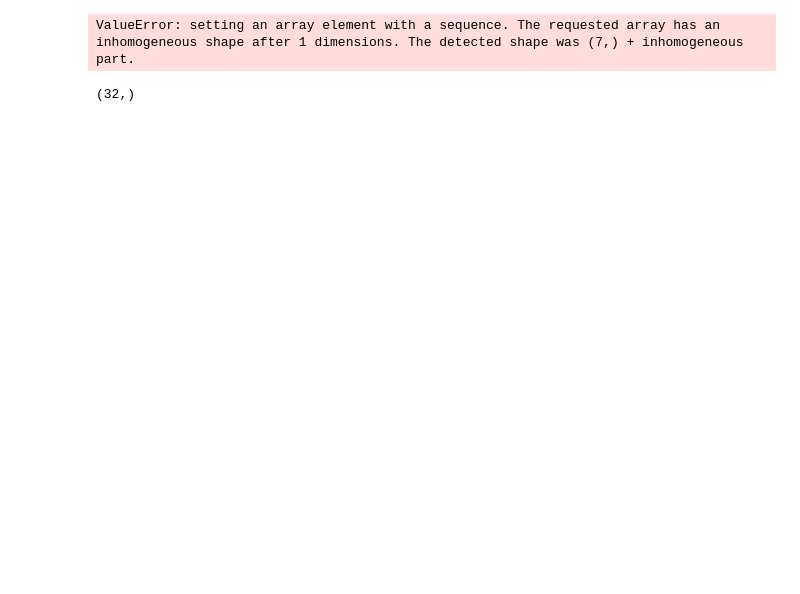
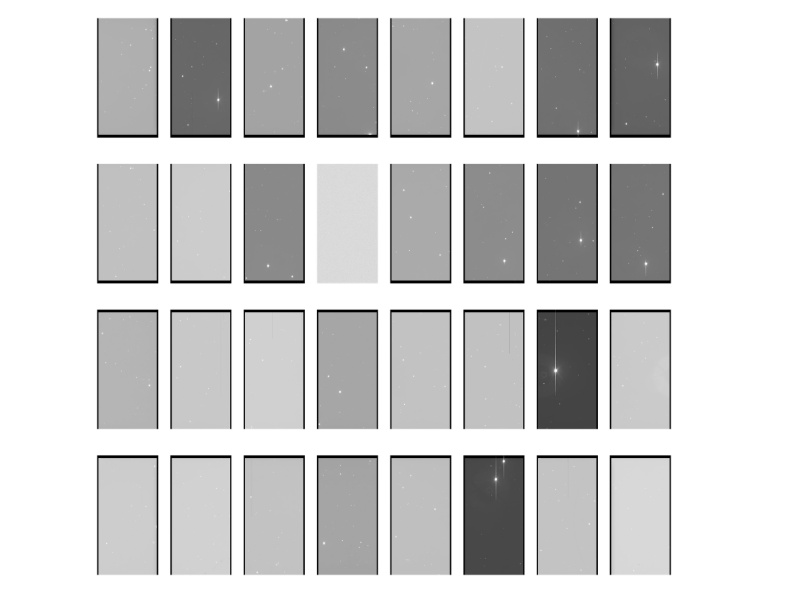
Before and after one commit to SSAEPFL/PSF, a Jupyter notebook: chara-VST.ipynb, the cells around one changed output. Drawn from its saved outputs; the diff is of its cells as text; code cells hidden in the pictures; blank space fills up the shorter version.

Commit message:
images VST en une seule matrice, fichiers sauvegardés

```diff
--- a/chara-VST.ipynb
+++ b/chara-VST.ipynb
@@ -4,0 +91,41 @@ import numpy as np
+# %%
+def get_raw_image(filename):
+    """
+    Retrieve the mosaic from the fits file. The final list
+    contains the 32 fits images.
+
+    Parameters
+    ----------
+    filename : [str] name of the file
+
+    Return
+    ----------
+    raw_images    : [numpy.array(np.float32)] unscaled mosaic
+    header        : [astropy.io.fits.hdu.image.PrimaryHDU] header info
+    """
+    hdul = fits.open(filename)
+    raw_images = []
+    header = hdul[0].header
+    for i in range(1, len(hdul)):
+        raw_images.append(hdul[i].data)
+    hdul.close()
+    return raw_images[::-1], header
+# %%
+# plot all tiles
+
+raw_images, header = get_raw_image(
+    '../VST/images/OMEGA.2020-12-02T00_52_12.580.fits')
+f, axes = plt.subplots(4, 8, figsize=(64, 64))
+for i in range(4):
+    for j in range(8):
+        img = raw_images[map_blocks_adresses(i, j)]
+        #crop_img, crop_results = post_results
+        norm = ImageNormalize(stretch=AsinhStretch())
+        m = np.mean(img)
+        s = np.std(img)
+        img[img < m-s] = 0
+        img[img > m+3*s] = m+3*s
+        axes[i, j].imshow(img, norm=norm, cmap='gray')
+        axes[i, j].axis('off')
+# %% [output]
+[figure, added]
@@ -7,20 +205,10 @@ import numpy as np
 filename = "../VST/images/OMEGA.2020-12-02T00_52_12.580.fits"
 hdul = fits.open(filename)
 shape_one_tile = np.shape(hdul[1].data)
-img = np.zeros((4*shape_one_tile[0], 8*shape_one_tile[1]))
-all_tiles = [hdul[i].data for i in range(len(hdul)-1)]
-img[:shape_one_tile[0], :8*shape_one_tile[1]] = all_tiles[:7]
-
-data = hdul[1].data
-
-plt.figure()
-plt.title('VST image')
-plt.imshow(img, origin='lower', cmap='viridis', interpolation='none')
-plt.colorbar()
-plt.show()
+raw_images, header = get_raw_image(filename)
+full_image = np.zeros((4*shape_one_tile[0], 8*shape_one_tile[1])) # create matrix for all tiles together
+for i in range(4):
+    for j in range(8):
+        img = raw_images[map_blocks_adresses(i, j)]
+        #crop_img, crop_results = post_results
+        full_image[i*shape_one_tile[0]:(i+1)*shape_one_tile[0], j*shape_one_tile[1]:(j+1)*shape_one_tile[1]] = img
-# %% [output]
-ValueError: setting an array element with a sequence. The requested array has an inhomogeneous shape after 1 dimensions. The detected shape was (7,) + inhomogeneous part.
-# %%
-np.shape(all_tiles)
-# %% [output]
-(32,)
```
Also changed, not shown: parts of 7 cells of this notebook, 1 other file.
